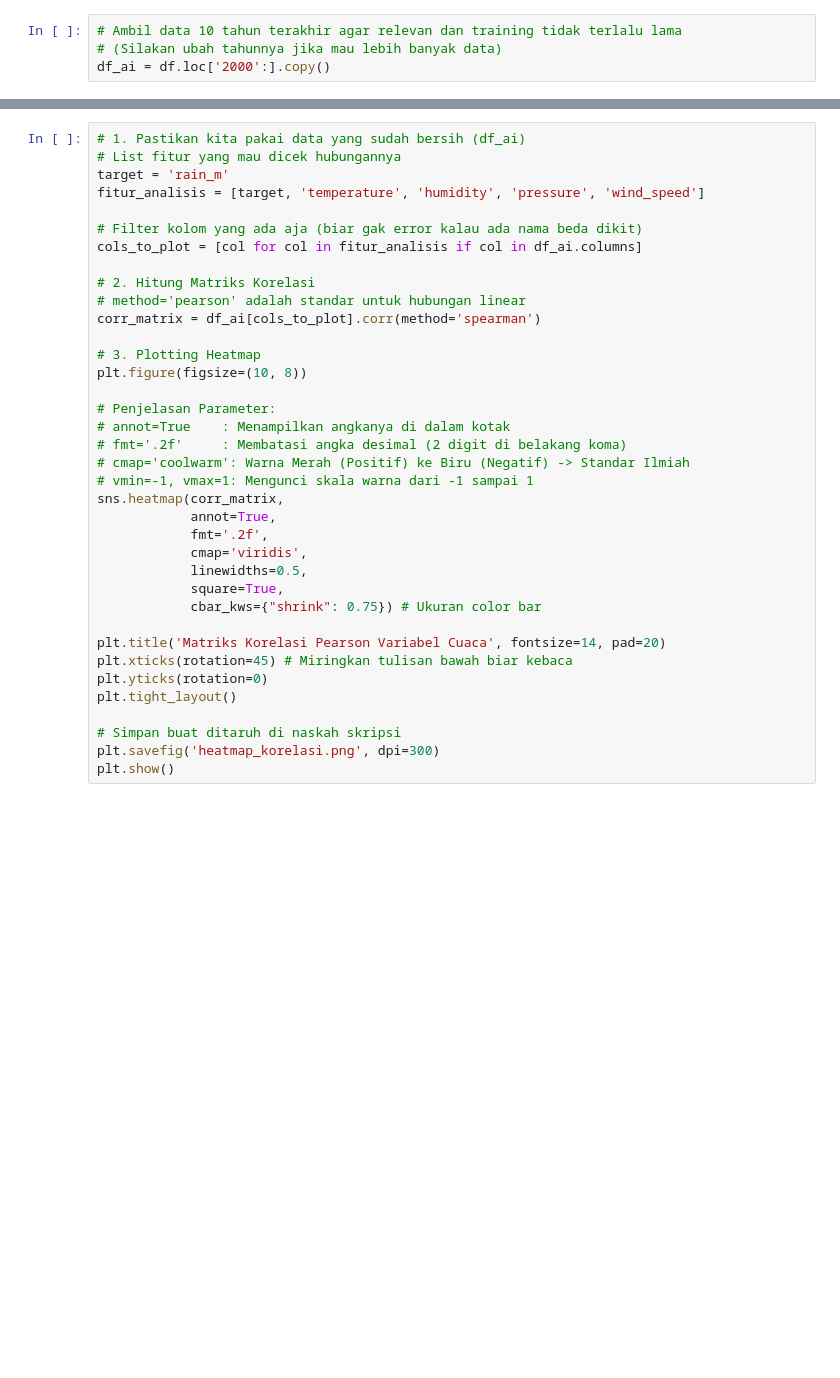
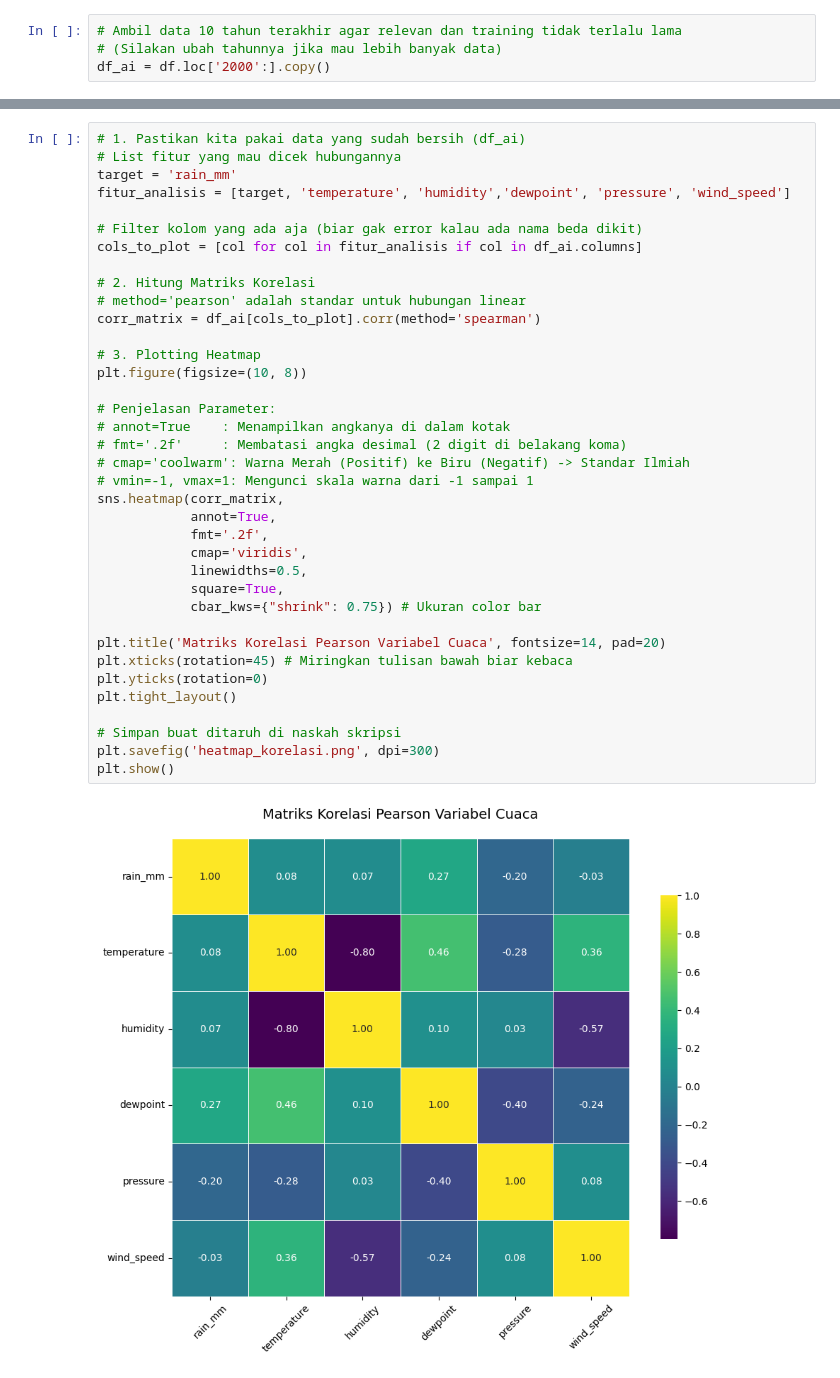
Before and after one commit to evanalif113/Catatan_Meteorologi, a Jupyter notebook: model-prediksi-estimasi-dengan-lstm.ipynb, the cells around one changed output, grey strips where cells are left out. Drawn from its saved outputs; the diff is of its cells as text; blank space fills up the shorter version.

```diff
--- a/model-prediksi-estimasi-dengan-lstm.ipynb
+++ b/model-prediksi-estimasi-dengan-lstm.ipynb
@@ -128,39 +189,41 @@ df_ai.info()
 # %%
 # 1. Pastikan kita pakai data yang sudah bersih (df_ai)
 # List fitur yang mau dicek hubungannya
-target = 'rain_m'
-fitur_analisis = [target, 'temperature', 'humidity', 'pressure', 'wind_speed']
+target = 'rain_mm'
+fitur_analisis = [target, 'temperature', 'humidity','dewpoint', 'pressure', 'wind_speed']
 
 # Filter kolom yang ada aja (biar gak error kalau ada nama beda dikit)
 cols_to_plot = [col for col in fitur_analisis if col in df_ai.columns]
 
 # 2. Hitung Matriks Korelasi
 # method='pearson' adalah standar untuk hubungan linear
 corr_matrix = df_ai[cols_to_plot].corr(method='spearman')
 
 # 3. Plotting Heatmap
 plt.figure(figsize=(10, 8))
 
 # Penjelasan Parameter:
 # annot=True    : Menampilkan angkanya di dalam kotak
 # fmt='.2f'     : Membatasi angka desimal (2 digit di belakang koma)
 # cmap='coolwarm': Warna Merah (Positif) ke Biru (Negatif) -> Standar Ilmiah
 # vmin=-1, vmax=1: Mengunci skala warna dari -1 sampai 1
 sns.heatmap(corr_matrix,
             annot=True,
             fmt='.2f',
             cmap='viridis',
             linewidths=0.5,
             square=True,
             cbar_kws={"shrink": 0.75}) # Ukuran color bar
 
 plt.title('Matriks Korelasi Pearson Variabel Cuaca', fontsize=14, pad=20)
 plt.xticks(rotation=45) # Miringkan tulisan bawah biar kebaca
 plt.yticks(rotation=0)
 plt.tight_layout()
 
 # Simpan buat ditaruh di naskah skripsi
 plt.savefig('heatmap_korelasi.png', dpi=300)
 plt.show()
+# %% [output]
+[figure, added]
 # %%
 # =========================================================
```
Also changed, not shown: parts of 15 cells of this notebook.
